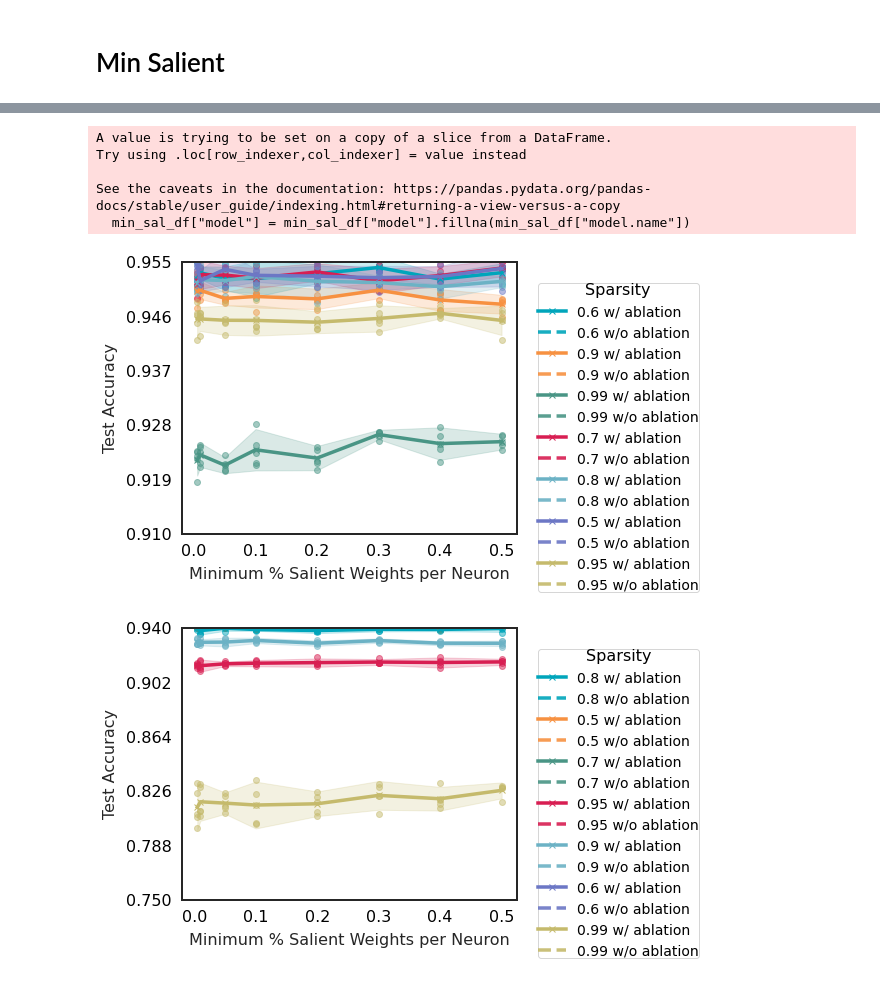
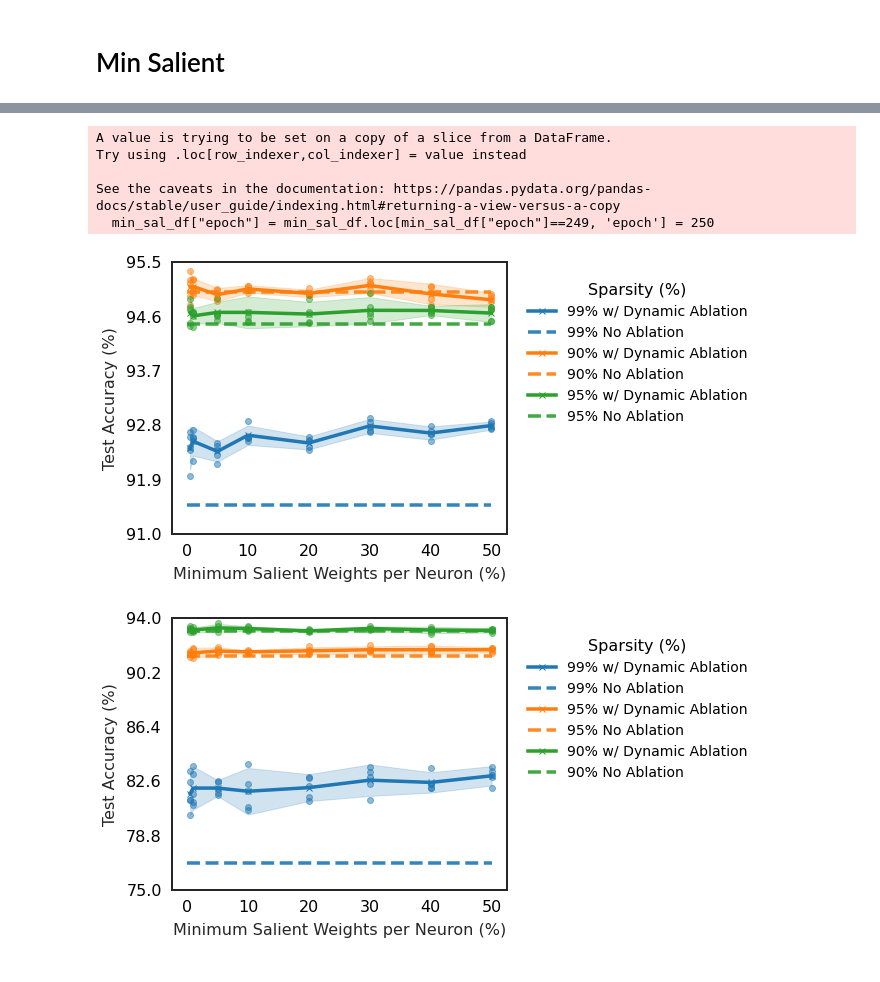
Before and after one commit to calgaryml/condensed-sparsity, a Jupyter notebook: notebooks/final_results.ipynb, the cells around one changed output, grey strips where cells are left out. Drawn from its saved outputs; the diff is of its cells as text; code cells hidden in the pictures.

```diff
--- a/notebooks/final_results.ipynb
+++ b/notebooks/final_results.ipynb
@@ -203,11 +203,13 @@ resnet18_const_fan = cifar_const_fan.loc[(cifar_const_fan["model"]=="resnet18")
 resnet18_og_rigl = df.loc[(df['sweep_id']=="a2uywunn") & (df["model"]=="resnet18")]
 resnet18_no_ablation = df.loc[(df["sweep_id"]=="fn7pgfly") & (df["rigl.min_salient_weights_per_neuron"]==0)& (df["model"]=="resnet18")]  # TODO: Replace with new sweep
 resnet18 = pd.concat([resnet18_const_fan, resnet18_og_rigl, resnet18_no_ablation])
+resnet_ids=resnet18.index
 
 wide_resnet22_const_fan = cifar_const_fan.loc[(cifar_const_fan["model"]=="wide_resnet22") &  (cifar_const_fan["rigl.min_salient_weights_per_neuron"] == _BEST_MIN_SAL_THRES)]
 wide_resnet22_og_rigl = df.loc[(df['sweep_id']=="a2uywunn") & (df["model"]=="wide_resnet22")]
-wide_resnet22_no_ablation = df.loc[(df["sweep_id"]=="fn7pgfly") & (df["rigl.min_salient_weights_per_neuron"]==0)& (df["model"]=="resnet18")]  # TODO: Replace with new sweep
+wide_resnet22_no_ablation = df.loc[(df["sweep_id"]=="fn7pgfly") & (df["rigl.min_salient_weights_per_neuron"]==0)& (df["model"]=="wide_resnet22")]  # TODO: Replace with new sweep
 wide_resnet22 = pd.concat([wide_resnet22_og_rigl, wide_resnet22_const_fan, wide_resnet22_no_ablation])
+wide_res_ids=wide_resnet22.index
 
 imagenet=get_model_results(df, "resnet50", 103)
 imagenet_og_rigl = imagenet.loc[imagenet["rigl.const_fan_in"]==False]
@@ -400,0 +378,3 @@ Name: best_accuracy, dtype: int64
+# %%
+for i,x in enumerate([1,2,3]):
+    print(i)
@@ -681,6 +681,0 @@ df.loc[(df["rigl.const_fan_in"]== False) & (df["rigl.dynamic_ablation"]==True)][
-# %%
-plot_df = imagenet
-for idx, (fan_in, dynamic_ablation) in enumerate(plot_df.groupby(["rigl.const_fan_in", "rigl.dynamic_ablation"], dropna=False).count().index.unique()):
-        df_slice = plot_df.loc[(plot_df["rigl.const_fan_in"] == fan_in) & (plot_df["rigl.dynamic_ablation"] == dynamic_ablation)]
-        print(fan_in, dynamic_ablation)
-        display(df_slice["rigl.dense_allocation"])
@@ -825,72 +742,80 @@ Name: accuracy, dtype: float64
 # %%
 ## Hyperparam search for min salient
 
-def plot_min_salient_sweep(df, model_name="", ylim=[0.9,1.0], xlim=[0.49,1.0]):
-    _TARGET_COL="accuracy"
+def plot_min_salient_sweep(df, model_name="", ylim=[90,100], xlim=[49,100]):
+    _TARGET_COL="best_accuracy"
     x_col = "rigl.min_salient_weights_per_neuron"
     df=df.copy(deep=True)
+    df[_TARGET_COL] = df[_TARGET_COL]*100
+    df[x_col] = df[x_col]*100
     df = df.sort_values(by=x_col)
-    df["sparsity"] = 1-df["rigl.dense_allocation"]
-    plot_dfs = []
+    df["sparsity"] = (1-df["rigl.dense_allocation"])*100
     fig, ax = plt.subplots(figsize=(6,5))
-    # colors = ['#45b6fe','#ffab40','#9c0534', '#ffab40', '#ff671f']
-    colors = ['#00a5bb','#f79141','#499585', '#d81e52', '#6cb2c5' , '#6c77c5', '#c5ba6c', '#56ce93', '#d88fBf', '#ffd505']
+    epoch_values = sorted(df["epoch"].unique())
+    # epoch_color_value_inc = {epoch: 2+i for i, epoch in enumerate(epoch_values)}
+    color_inc = 0
 
+    for sparsity in df["sparsity"].unique():
+        if not sparsity > 80:
+            continue
+        for epoch in df["epoch"].unique():
+            color = _COLORS[color_inc]
+            color_inc+=1
+        df_slice_ablation = df.loc[(df["sparsity"] == sparsity) & (df["epoch"] == epoch) & (df["rigl.dynamic_ablation"]==True)]
+        df_slice_no_ablation = df.loc[(df["sparsity"] == sparsity) & (df["epoch"] == epoch) & (df["rigl.dynamic_ablation"]==False)]
 
-    for idx, sparsity in enumerate(df["sparsity"].unique()):
-        name=f"{sparsity} w/ ablation"
-        df_slice = df.loc[df["sparsity"] == sparsity]
-        agg_results = get_confidence_bounds_df(df_slice, target_col=_TARGET_COL, x_col=x_col)
+        # Dynamic
+        name = f"{sparsity:.0f}% w/ Dynamic Ablation"
+        if len (epoch_values) >1:
+            steps_multiplier = round(epoch / epoch_values[0])
+            name = name + f" x{steps_multiplier}"
+        agg_results = get_confidence_bounds_df(df_slice_ablation, target_col=_TARGET_COL, x_col=x_col)
         ax.plot(
-            agg_results[x_col], agg_results["mean"], marker='x', label=name, color=colors[idx], alpha=1.0
+            agg_results[x_col], agg_results["mean"], marker='x', label=name, color=color, alpha=1.0
         )
         ax.fill_between(
             agg_results[x_col],
             agg_results["upper_bound"],
             agg_results["lower_bound"],
-            color=colors[idx],
+            color=color,
             alpha=0.20
         )
         ax.scatter(
-            df_slice[x_col], df_slice[_TARGET_COL], marker='o', color=colors[idx], alpha=0.5
+            df_slice_ablation[x_col], df_slice_ablation[_TARGET_COL], marker='o', color=color, alpha=0.5
         )
-        benchmark_val = df_slice.loc[df_slice[x_col]==0]["accuracy"].mean()
-        ax.plot(xlim, [benchmark_val, benchmark_val], "--",  label=f"{sparsity} w/o ablation", color=colors[idx], alpha=0.9)
+        benchmark_val = df_slice_no_ablation[_TARGET_COL].mean()
+        ax.plot(xlim, [benchmark_val, benchmark_val], "--",  label=f"{sparsity:.0f}% No Ablation", color=color, alpha=0.9)
 
-    plt.xlabel('Minimum % Salient Weights per Neuron')
-    plt.ylabel('Test Accuracy')
+    plt.xlabel('Minimum Salient Weights per Neuron (%)')
+    plt.ylabel('Test Accuracy (%)')
     handles, labels = ax.get_legend_handles_labels()
     ax.legend(handles, labels)
     ax.legend(bbox_to_anchor=(1,1))
-    ax.get_legend().set_title("Sparsity")
+    ax.get_legend().set_title("Sparsity (%)")
     ax.set_ylim(ylim)
     # ax.set_xlim(xlim)
     # ax.set_xscale("log")
     tick_spaces=5
     y_tick_eps = (max(ylim) - min(ylim))/tick_spaces
     y_ticks = [min(ylim)+y_tick_eps*x for x in range(tick_spaces+1)]
     ax.set_yticks(y_ticks)
     fig.savefig(f"{model_name}_salient_sweep.png", dpi=600, bbox_inches="tight")
     fig.savefig(f"{model_name}_salient_sweep.svg",format="svg", bbox_inches="tight")
     return fig
 
 
-# min_salient_sweep_id = "hgqc3joo"
-# min_sal_df = df.loc[df["sweep_id"]==min_salient_sweep_id]
 min_sal_df = df.loc[df["tags"].str.contains("sweep_1fik36lx")]
-min_sal_df = df.loc[df["tags"].str.contains("sweep_1fik36lx")]
-min_sal_df["model"] = min_sal_df["model"].fillna(min_sal_df["model.name"])
-# min_sal_df["rigl.min_salient_weights_per_neuron"]
-# for model_name in ['resnet18', 'wide_resnet22']:
-fig = plot_min_salient_sweep(min_sal_df.loc[min_sal_df["model"]=="resnet18"], model_name="resnet18", ylim=[0.91,0.955], xlim=[0,1])
+min_sal_df["epoch"] = min_sal_df.loc[min_sal_df["epoch"]==249, 'epoch'] = 250
+min_sal_df = pd.concat([min_sal_df, resnet18_no_ablation, wide_resnet22_no_ablation])
+fig = plot_min_salient_sweep(min_sal_df.loc[min_sal_df["model"]=="resnet18"], model_name="resnet18", ylim=[91,95.5], xlim=[0,50])
 fig.show()
-fig = plot_min_salient_sweep(min_sal_df.loc[min_sal_df["model"]=="wide_resnet22"], model_name="wide_resnet22", ylim=[0.75,0.94], xlim=[0,1])
+fig = plot_min_salient_sweep(min_sal_df.loc[min_sal_df["model"]=="wide_resnet22"], model_name="wide_resnet22",ylim=[75,94], xlim=[0,50])
 fig.show()
 # %% [output]
 A value is trying to be set on a copy of a slice from a DataFrame.
 Try using .loc[row_indexer,col_indexer] = value instead
 
 See the caveats in the documentation: https://pandas.pydata.org/pandas-docs/stable/user_guide/indexing.html#returning-a-view-versus-a-copy
-  min_sal_df["model"] = min_sal_df["model"].fillna(min_sal_df["model.name"])
+  min_sal_df["epoch"] = min_sal_df.loc[min_sal_df["epoch"]==249, 'epoch'] = 250
-[figure, old version]
+[figure, new version]
-[figure, old version]
+[figure, new version]
```
Also changed, not shown: parts of 19 cells of this notebook, 2 other files.
